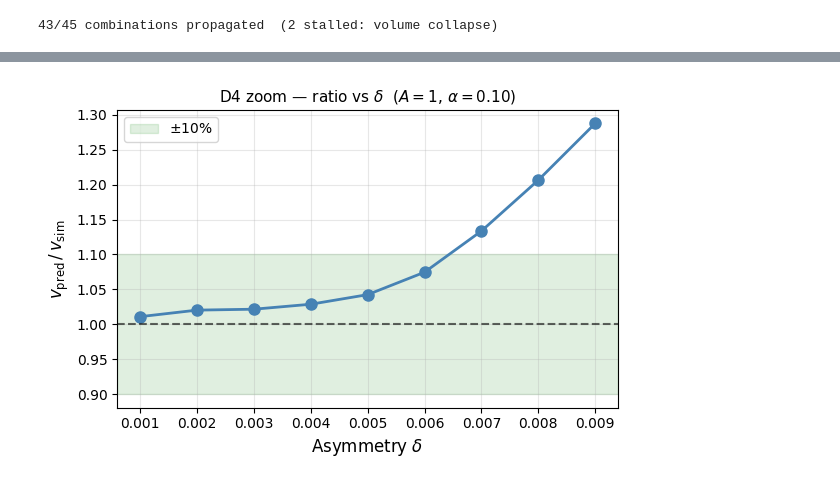
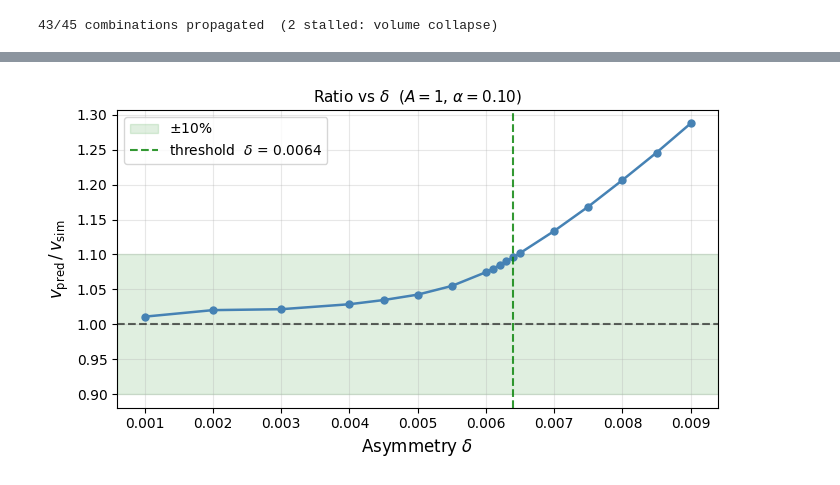
Before and after one commit to Stephang217/1D_Diaghphragms_Fluid_Model, a Jupyter notebook: diaphragm_metafluid.ipynb, the cells around one changed output, grey strips where cells are left out. Saved outputs shown, nothing was run; the diff lists cells and outputs as text; code cells hidden in the pictures.

```diff
--- a/diaphragm_metafluid.ipynb
+++ b/diaphragm_metafluid.ipynb
@@ -1082,12 +1104,12 @@ def run_sim(A, delta, alpha, N=120, T=150, dt=1e-4,
     """
     Run one simulation and return (v_measured, v_predicted, ratio).
 
-    This is a self-contained copy of the main simulation (cells 1-3) that accepts
+    This is a self-contained copy of the main simulation that accepts
     A, delta, and alpha as arguments, so the parameter sweep can call it cleanly
     without clobbering the notebook-level variables.
 
     v_predicted uses the Arrieta formula with ∫(du/dξ)² computed from a mid-run
-    snapshot — cleaner than the last-frame snapshot used in cell-13, because the
+    snapshot — cleaner than the last-frame snapshot (which sits near the sponge), because the
     mid-run kink is in the bulk of the lattice, not near the sponge boundary.
 
     Returns (nan, nan, nan) if the wave fails to propagate (e.g. volume collapse).
@@ -1118,9 +1140,8 @@ def run_sim(A, delta, alpha, N=120, T=150, dt=1e-4,
 
     def pressure_force(u):
         F = np.zeros_like(u)
-        seg_vols  = v0 + A * (u[1:] - u[:-1])
-        seg_vols  = np.maximum(seg_vols, 1e-6)     # clamp since volume collapses at A > 1.8
-        pressures = p0 * v0 / seg_vols
+        sv        = v0 + A * (u[1:] - u[:-1])
+        pressures = p0 * v0 / sv
         F[1:-1]   = A * (pressures[:-1] - pressures[1:])
         return F
 
@@ -1140,11 +1161,16 @@ def run_sim(A, delta, alpha, N=120, T=150, dt=1e-4,
     history    = []
     a_arr      = accel(u, v)
 
-    # ── Time loop (semi-implicit Verlet, same as cell-3) ─────────────────────
+    # ── Time loop (semi-implicit Verlet) ────────────────────────────────────────
     for step in range(steps):
         u     += v * dt + 0.5 * a_arr * dt**2
         u[:n_trigger] = u_lo;  u[-1] = u_hi
         v[:n_trigger] = 0.0;   v[-1] = 0.0
+        # Volume collapse check — only after warm-up (initial step smooths out)
+        if step > steps // 10:
+            sv_check = v0 + A * (u[1:] - u[:-1])
+            if np.any(sv_check <= 0):
+                return np.nan, np.nan, np.nan
         F_new  = net_force(u)
         v      = (v + 0.5 * dt * (a_arr + F_new / m)) / (1.0 + 0.5 * damp * dt / m)
         v[:n_trigger] = 0.0;   v[-1] = 0.0
@@ -1449,48 +1495,71 @@ Formula accurate (within 10%) for alpha in [0.05, 0.30]
 # (which assumes a smooth profile over many lattice sites) breaks down — the
 # formula overpredicts because it treats the kink as smoother than it really is.
 #
-# We fix A=1 and α=0.10 (the highest damping in the sweep) so that ringing is
-# fully suppressed.  This isolates the δ effect: any ratio > 1 here is due to
-# kink narrowness alone, not ringing.
-#
-# The 3-point sweep (δ=0.001, 0.003, 0.009) is too coarse to resolve the
-# threshold. Extra values fill in the gap.
+# We fix A=1 and α=0.10 (fully suppressed ringing) to isolate the δ effect.
+# Any ratio > 1 here is due to kink narrowness alone.
+# Bistability requires δ < 2a³/(3√3) ≈ 0.0104 — all values tested are below this.
+# Dense sampling near the boundary pins down the threshold precisely.
+# The green vertical line updates automatically from the data.
+
+from matplotlib.ticker import FixedLocator, FixedFormatter
 
 existing_d = {row[1]: (row[3], row[4], row[5])
               for row in sweep_results
               if row[0] == 1.0 and row[2] == 0.10}
 
-for d in [0.002, 0.004, 0.005, 0.006, 0.007, 0.008]:
+for d in [
+        # coarse coverage
+        0.002, 0.004,
+        # ── refined threshold region (δ ≈ 0.006) — spacing 0.0005 ──
+        0.0045, 0.0050, 0.0055,
+        0.0060, 0.0061, 0.0062, 0.0063, 0.0064, 0.0065,
+        0.0070, 0.0075, 0.0080, 0.0085,
+        # upper range
+        0.009]:
     v_m, v_p, r = run_sim(A=1.0, delta=d, alpha=0.10)
     existing_d[d] = (v_m, v_p, r)
-    print(f"  delta={d:.3f}  ratio={r:.3f}")
+    print(f"  delta={d:.4f}  ratio={r:.3f}")
 
 delta_vals = sorted(existing_d)
 ratios_d   = [existing_d[d][2] for d in delta_vals]
 
-fig, ax = plt.subplots(figsize=(6, 4))
-ax.plot(delta_vals, ratios_d, 'o-', color='steelblue', markersize=8, linewidth=2)
+# ── Determine valid threshold from data ───────────────────────────────────────
+in_band_d = [(d, r) for d, r in zip(delta_vals, ratios_d)
+             if not np.isnan(r) and abs(r - 1) < 0.1]
+if in_band_d:
+    d_thresh = max(d for d, _ in in_band_d)
+    print(f"\nFormula accurate (within 10%) for delta <= {d_thresh:.4f}")
+else:
+    d_thresh = None
+    print("\nNo delta values within 10% band")
+
+def _fmt_d(v):
+    return f'{v:.4f}'.rstrip('0').rstrip('.')
+
+# ── Plot: ratio vs δ ──────────────────────────────────────────────────────────
+fig, ax = plt.subplots(figsize=(7, 4))
+ax.plot(delta_vals, ratios_d, 'o-', color='steelblue', markersize=5, linewidth=1.8)
 ax.axhline(1.0, color='k', linestyle='--', alpha=0.6)
 ax.axhspan(0.9, 1.1, alpha=0.12, color='green', label=r'$\pm$10%')
+if d_thresh is not None:
+    ax.axvline(d_thresh, color='green', linestyle='--', alpha=0.8,
+               label=f'threshold  $\\delta$ = {_fmt_d(d_thresh)}')
 ax.set_xlabel(r'Asymmetry $\delta$', fontsize=12)
 ax.set_ylabel(r'$v_{\rm pred}\,/\,v_{\rm sim}$', fontsize=12)
-ax.set_title(r'D4 zoom — ratio vs $\delta$  ($A=1$, $\alpha=0.10$)', fontsize=11)
+ax.set_title(r'Ratio vs $\delta$  ($A=1$, $\alpha=0.10$)', fontsize=11)
 ax.legend(); ax.grid(True, alpha=0.3)
 plt.tight_layout(); plt.show()
 
-# Report the threshold: largest δ where the ratio is still within 10% of 1
-in_band = [d for d, r in zip(delta_vals, ratios_d) if not (r != r) and abs(r - 1) < 0.1]
-if in_band:
-    print(f"Formula accurate (within 10%) for delta <= {max(in_band):.4f}")
-
-# Raw speeds: v_pred diverges faster than v_sim as δ increases (formula overestimates)
+# ── Plot: raw speeds vs δ ─────────────────────────────────────────────────────
 d_valid = [d for d in delta_vals if not np.isnan(existing_d[d][0])]
 vs_d  = [existing_d[d][0] for d in d_valid]
 vp_d  = [existing_d[d][1] for d in d_valid]
 
-fig2, ax2 = plt.subplots(figsize=(6, 4))
-ax2.plot(d_valid, vs_d, 'o-',  color='steelblue', lw=2, ms=7, label=r'$v_{\rm sim}$')
-ax2.plot(d_valid, vp_d, 's--', color='tomato',    lw=2, ms=7, label=r'$v_{\rm pred}$')
+fig2, ax2 = plt.subplots(figsize=(7, 4))
+ax2.plot(d_valid, vs_d, 'o-',  color='steelblue', lw=2, ms=5, label=r'$v_{\rm sim}$')
+ax2.plot(d_valid, vp_d, 's--', color='tomato',    lw=2, ms=5, label=r'$v_{\rm pred}$')
+if d_thresh is not None:
+    ax2.axvline(d_thresh, color='green', linestyle='--', alpha=0.8)
 ax2.set_xlabel(r'Asymmetry $\delta$', fontsize=12)
 ax2.set_ylabel('wave speed  (sites / time)', fontsize=12)
 ax2.set_title(r'Raw speeds vs $\delta$  ($A=1$, $\alpha=0.10$)', fontsize=11)
@@ -1506 +1587 @@ plt.tight_layout(); plt.show()
-[figure, old version]
+[figure, new version]
```
Also changed, not shown: parts of 29 cells of this notebook.
